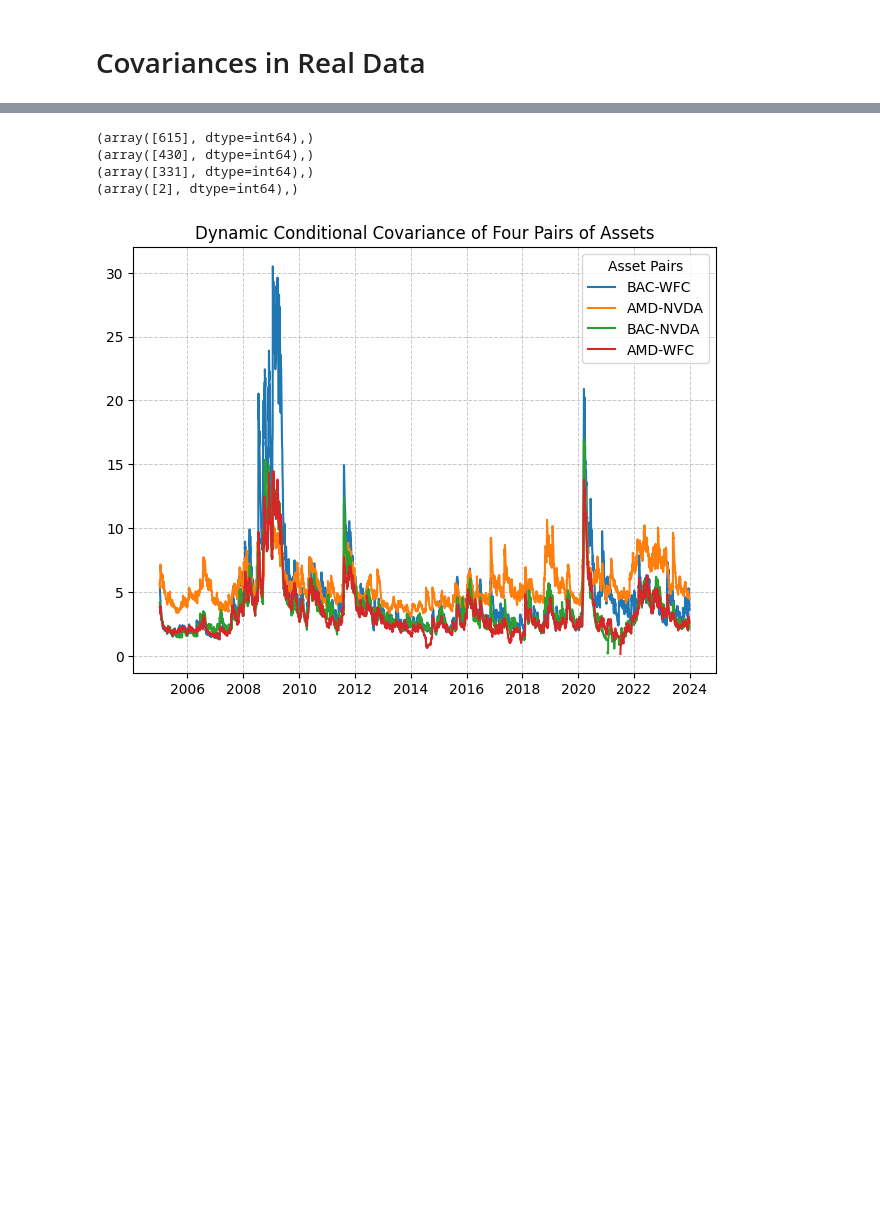
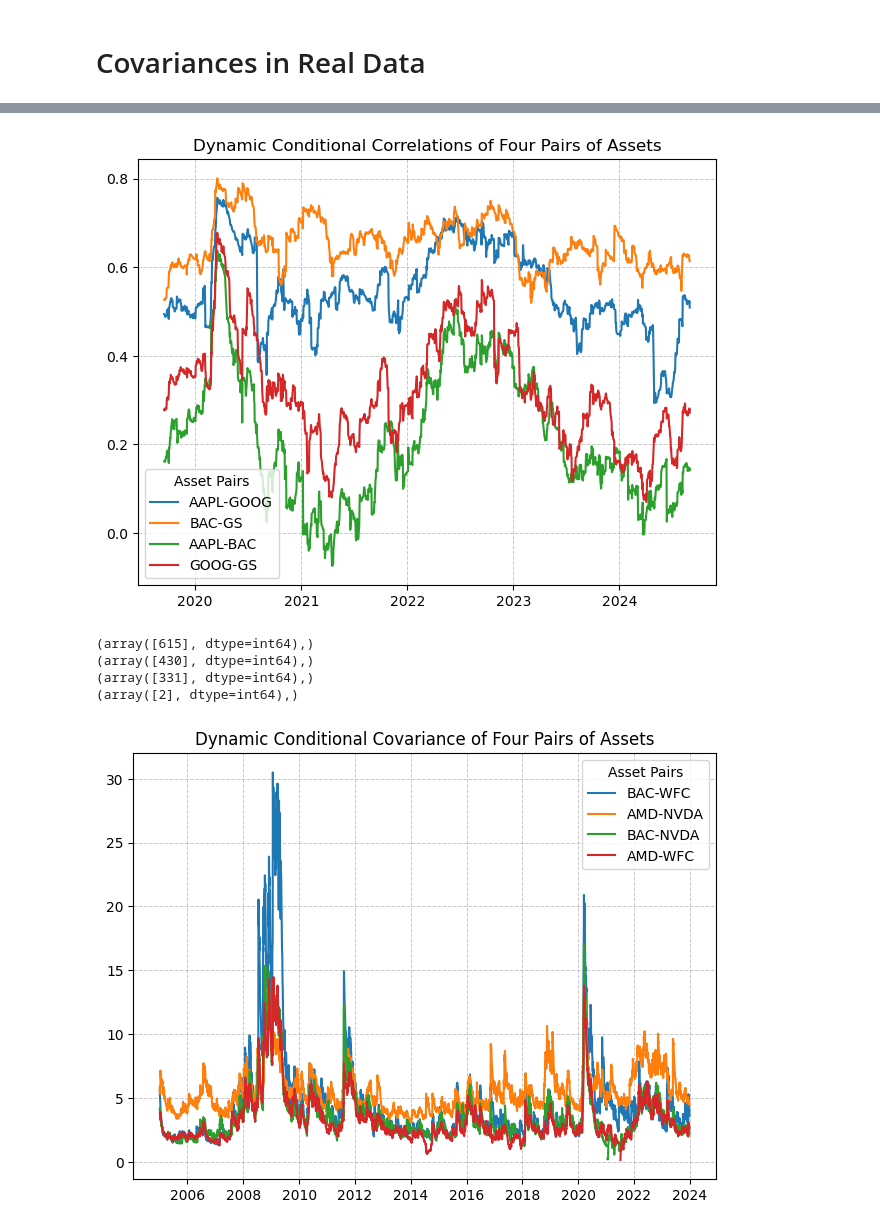
Before and after one commit to GuiBiem/stat_thesis_large_dynamic_cov, a Jupyter notebook: python_model.ipynb, the cells around one changed output, grey strips where cells are left out. Cells and saved outputs as stored; diff of their text form; code cells hidden in the pictures; blank space fills up the shorter version.

```diff
--- a/python_model.ipynb
+++ b/python_model.ipynb
@@ -469,3 +506,18 @@ plt.show()
+# %%
+corr_data = pd.DataFrame({'AAPL-GOOG' : dcc1000_results[:,118,797],
+                          'BAC-GS' : dcc1000_results[:,55,960],
+                          'AAPL-BAC' : dcc1000_results[:,118,55],
+                          'GOOG-GS' : dcc1000_results[:,797,960]})
+corr_data.index = pd.to_datetime(data1000.index)
+
+plt.plot(corr_data, label = corr_data.columns)
+plt.tight_layout()
+plt.grid(True, linestyle='--', linewidth=0.7, alpha=0.7)
+plt.legend(title='Asset Pairs')
+plt.title("Dynamic Conditional Correlations of Four Pairs of Assets")
+plt.show()
+# %% [output]
+[figure, added]
 # %%
 #dcc_long_res = np.load("dcc_res_long//dcc_corr750long.npy").swapaxes(0, 2)
 dcc_long_res = np.load("dcc_res_long//dcc750long.npy").swapaxes(0, 2)
```
Also changed, not shown: parts of 14 cells of this notebook, 2 other files.
